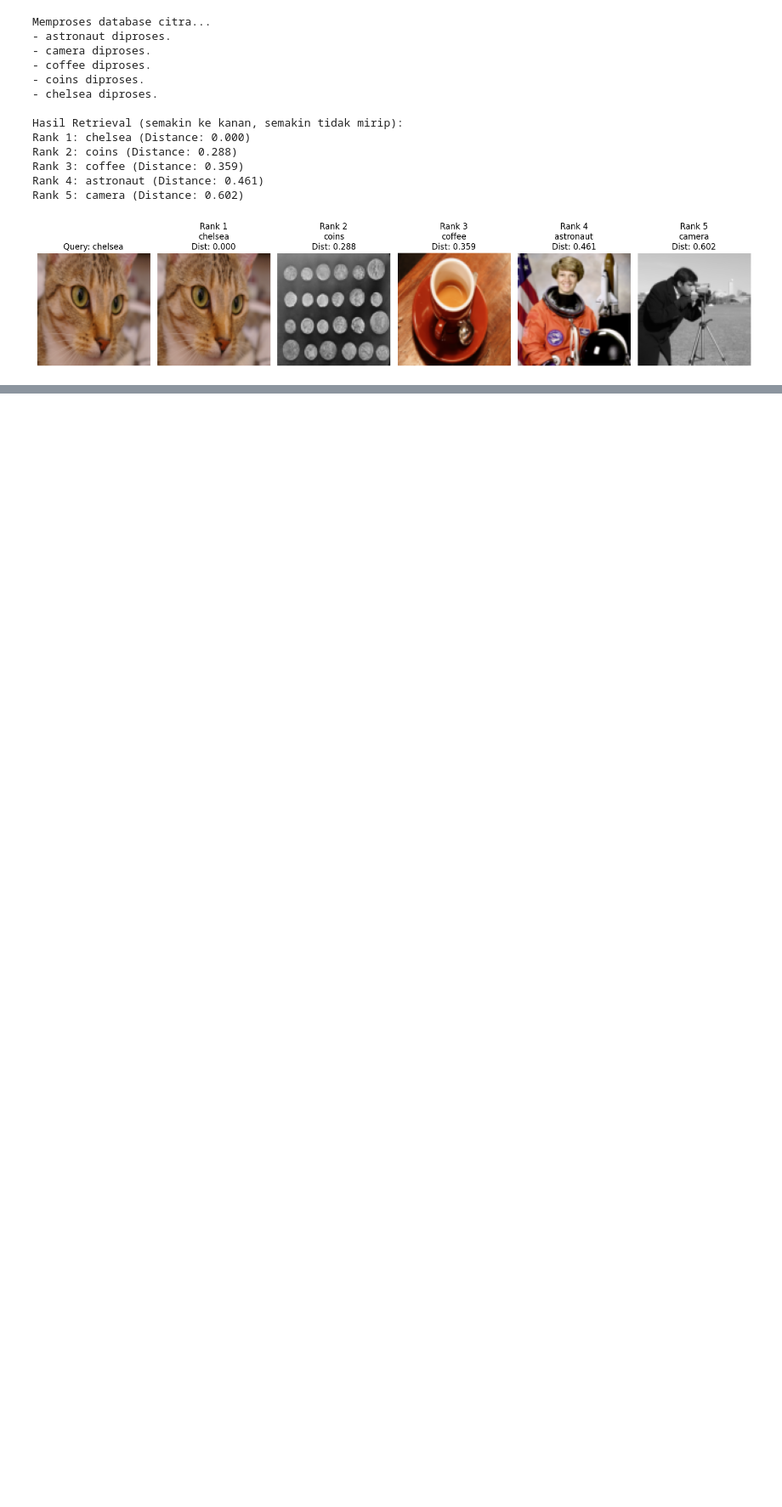
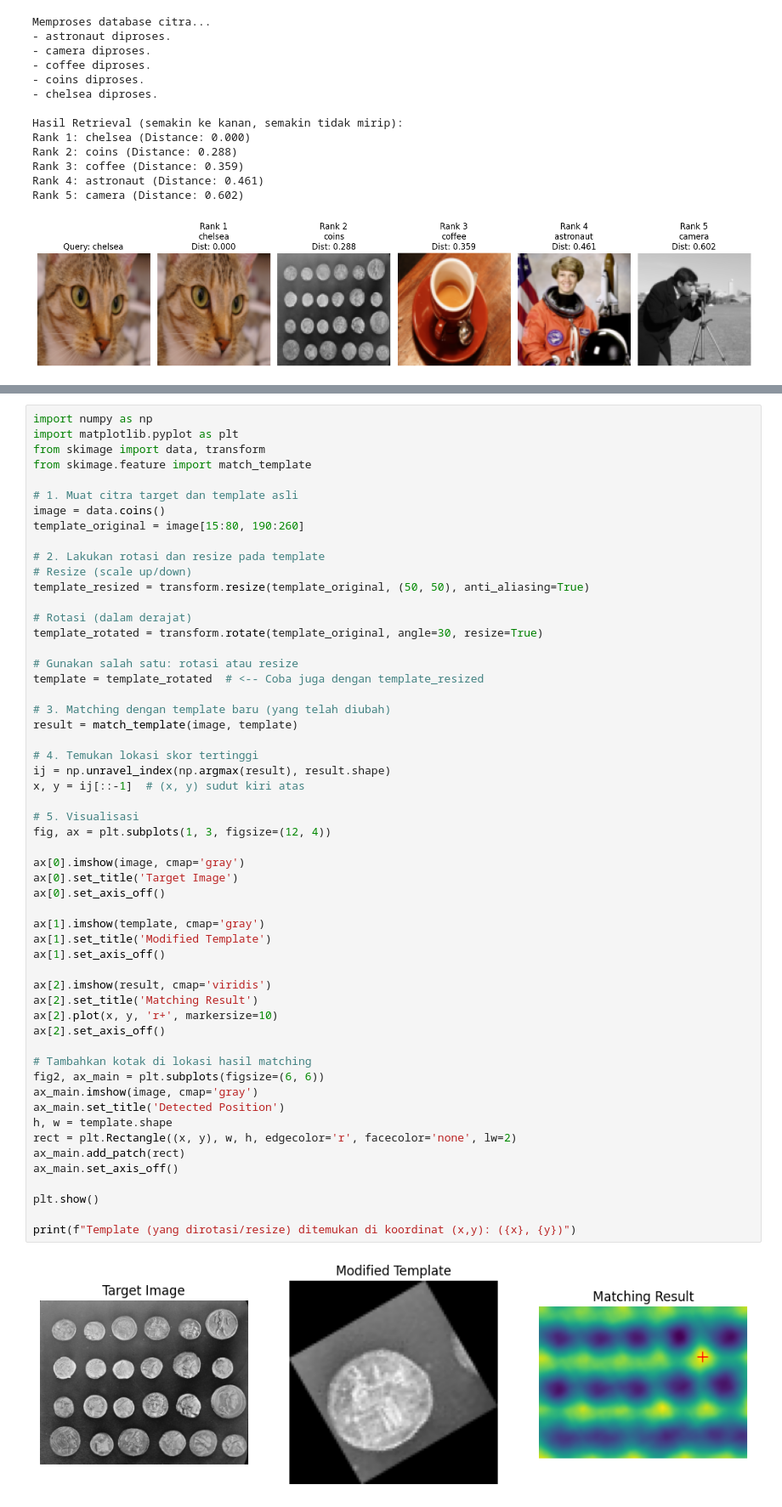
Before and after one commit to Adriansyah67/PengolahanCitra_TI-2A_Adriansyah_A, a Jupyter notebook: Jobsheet_5_Pengolahan_Citra_TI_2A_Adriansyah_A.ipynb, the cells around one changed output, grey strips where cells are left out. Shown at 85% size. Cells and saved outputs as stored; diff of their text form; blank space fills up the shorter version.

Commit message:
done tambah tugas

```diff
--- a/Jobsheet_5_Pengolahan_Citra_TI_2A_Adriansyah_A.ipynb
+++ b/Jobsheet_5_Pengolahan_Citra_TI_2A_Adriansyah_A.ipynb
@@ -326,0 +453,57 @@ Rank 5: camera (Distance: 0.602)
+# %%
+import numpy as np
+import matplotlib.pyplot as plt
+from skimage import data, transform
+from skimage.feature import match_template
+
+# 1. Muat citra target dan template asli
+image = data.coins()
+template_original = image[15:80, 190:260]
+
+# 2. Lakukan rotasi dan resize pada template
+# Resize (scale up/down)
+template_resized = transform.resize(template_original, (50, 50), anti_aliasing=True)
+
+# Rotasi (dalam derajat)
+template_rotated = transform.rotate(template_original, angle=30, resize=True)
+
+# Gunakan salah satu: rotasi atau resize
+template = template_rotated  # <-- Coba juga dengan template_resized
+
+# 3. Matching dengan template baru (yang telah diubah)
+result = match_template(image, template)
+
+# 4. Temukan lokasi skor tertinggi
+ij = np.unravel_index(np.argmax(result), result.shape)
+x, y = ij[::-1]  # (x, y) sudut kiri atas
+
+# 5. Visualisasi
+fig, ax = plt.subplots(1, 3, figsize=(12, 4))
+
+ax[0].imshow(image, cmap='gray')
+ax[0].set_title('Target Image')
+ax[0].set_axis_off()
+
+ax[1].imshow(template, cmap='gray')
+ax[1].set_title('Modified Template')
+ax[1].set_axis_off()
+
+ax[2].imshow(result, cmap='viridis')
+ax[2].set_title('Matching Result')
+ax[2].plot(x, y, 'r+', markersize=10)
+ax[2].set_axis_off()
+
+# Tambahkan kotak di lokasi hasil matching
+fig2, ax_main = plt.subplots(figsize=(6, 6))
+ax_main.imshow(image, cmap='gray')
+ax_main.set_title('Detected Position')
+h, w = template.shape
+rect = plt.Rectangle((x, y), w, h, edgecolor='r', facecolor='none', lw=2)
+ax_main.add_patch(rect)
+ax_main.set_axis_off()
+
+plt.show()
+
+print(f"Template (yang dirotasi/resize) ditemukan di koordinat (x,y): ({x}, {y})")
+# %% [output]
+[figure, added]
```
Also changed, not shown: parts of 11 cells of this notebook.
